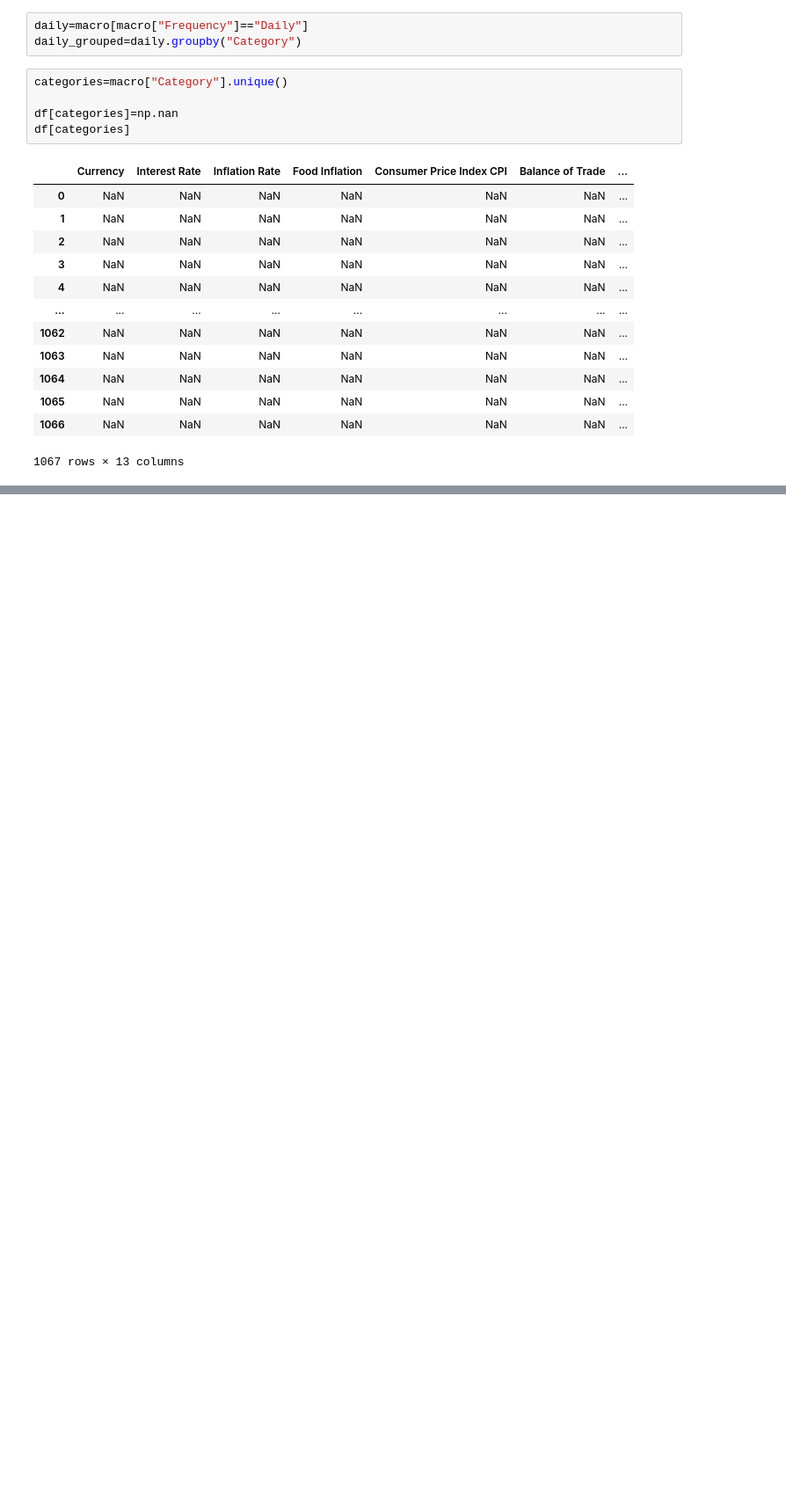
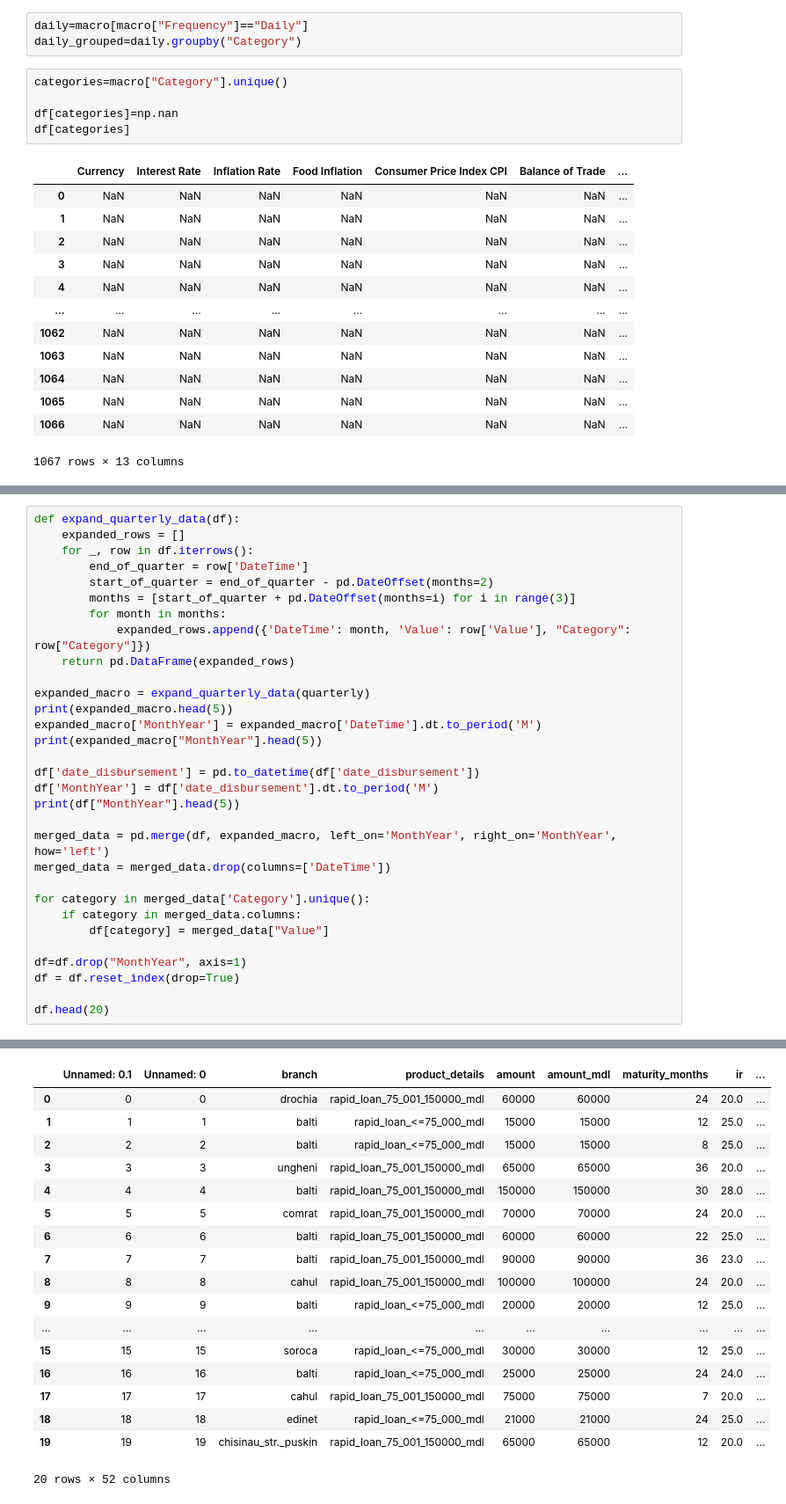
Before and after one commit to HasanboyMirdadoev/macro, a Jupyter notebook: macro.ipynb, the cells around one changed output, grey strips where cells are left out. Shown at 88% size. Cells and saved outputs as stored; diff of their text form; blank space fills up the shorter version.

```diff
--- a/macro.ipynb
+++ b/macro.ipynb
@@ -153,0 +123,32 @@ quarterly.head(20)
+# %%
+def expand_quarterly_data(df):
+    expanded_rows = []
+    for _, row in df.iterrows():
+        end_of_quarter = row['DateTime']
+        start_of_quarter = end_of_quarter - pd.DateOffset(months=2)
+        months = [start_of_quarter + pd.DateOffset(months=i) for i in range(3)]
+        for month in months:
+            expanded_rows.append({'DateTime': month, 'Value': row['Value'], "Category": row["Category"]})
+    return pd.DataFrame(expanded_rows)
+
+expanded_macro = expand_quarterly_data(quarterly)
+print(expanded_macro.head(5))
+expanded_macro['MonthYear'] = expanded_macro['DateTime'].dt.to_period('M')
+print(expanded_macro["MonthYear"].head(5))
+
+df['date_disbursement'] = pd.to_datetime(df['date_disbursement'])
+df['MonthYear'] = df['date_disbursement'].dt.to_period('M')
+print(df["MonthYear"].head(5))
+
+merged_data = pd.merge(df, expanded_macro, left_on='MonthYear', right_on='MonthYear', how='left')
+merged_data = merged_data.drop(columns=['DateTime'])
+
+for category in merged_data['Category'].unique():
+    if category in merged_data.columns:
+        df[category] = merged_data["Value"]
+
+df=df.drop("MonthYear", axis=1)
+df = df.reset_index(drop=True)
+
+df.head(20)
+# %% [output]
@@ -153,0 +173,18 @@ quarterly.head(20)
+|  | Unnamed: 0.1 | Unnamed: 0 | branch | product_details | amount | amount_mdl | maturity_months | ir | ... |
+| 0 | 0 | 0 | drochia | rapid_loan_75_001_150000_mdl | 60000 | 60000 | 24 | 20.0 | ... |
+| 1 | 1 | 1 | balti | rapid_loan_<=75_000_mdl | 15000 | 15000 | 12 | 25.0 | ... |
+| 2 | 2 | 2 | balti | rapid_loan_<=75_000_mdl | 15000 | 15000 | 8 | 25.0 | ... |
+| 3 | 3 | 3 | ungheni | rapid_loan_75_001_150000_mdl | 65000 | 65000 | 36 | 20.0 | ... |
+| 4 | 4 | 4 | balti | rapid_loan_75_001_150000_mdl | 150000 | 150000 | 30 | 28.0 | ... |
+| 5 | 5 | 5 | comrat | rapid_loan_75_001_150000_mdl | 70000 | 70000 | 24 | 20.0 | ... |
+| 6 | 6 | 6 | balti | rapid_loan_75_001_150000_mdl | 60000 | 60000 | 22 | 25.0 | ... |
+| 7 | 7 | 7 | balti | rapid_loan_75_001_150000_mdl | 90000 | 90000 | 36 | 23.0 | ... |
+| 8 | 8 | 8 | cahul | rapid_loan_75_001_150000_mdl | 100000 | 100000 | 24 | 20.0 | ... |
+| 9 | 9 | 9 | balti | rapid_loan_<=75_000_mdl | 20000 | 20000 | 12 | 25.0 | ... |
+| ... | ... | ... | ... | ... | ... | ... | ... | ... | ... |
+| 15 | 15 | 15 | soroca | rapid_loan_<=75_000_mdl | 30000 | 30000 | 12 | 25.0 | ... |
+| 16 | 16 | 16 | balti | rapid_loan_<=75_000_mdl | 25000 | 25000 | 24 | 24.0 | ... |
+| 17 | 17 | 17 | cahul | rapid_loan_75_001_150000_mdl | 75000 | 75000 | 7 | 20.0 | ... |
+| 18 | 18 | 18 | edinet | rapid_loan_<=75_000_mdl | 21000 | 21000 | 24 | 25.0 | ... |
+| 19 | 19 | 19 | chisinau_str._puskin | rapid_loan_75_001_150000_mdl | 65000 | 65000 | 12 | 20.0 | ... |
+20 rows × 52 columns
```
Also changed, not shown: parts of 15 cells of this notebook.
